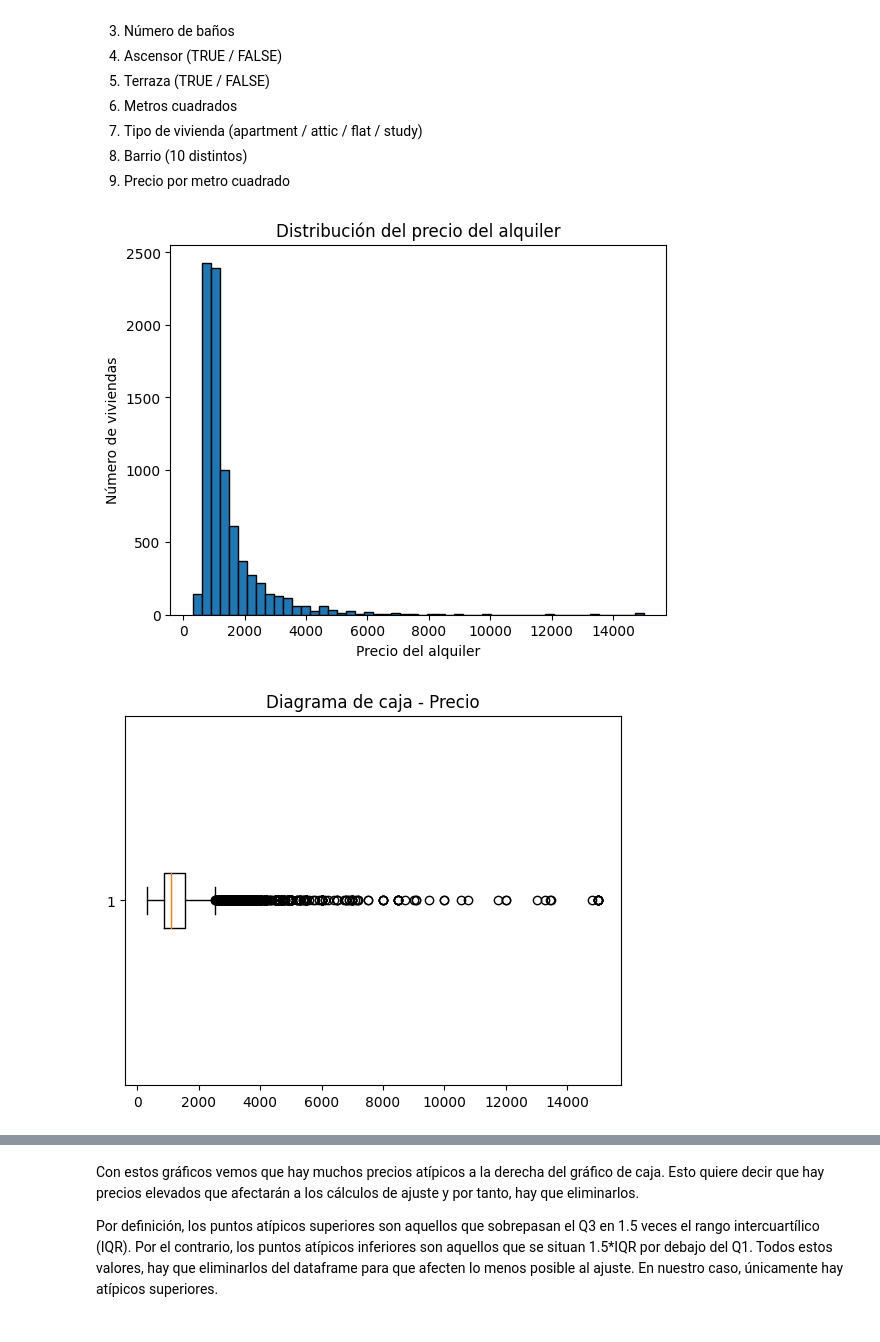
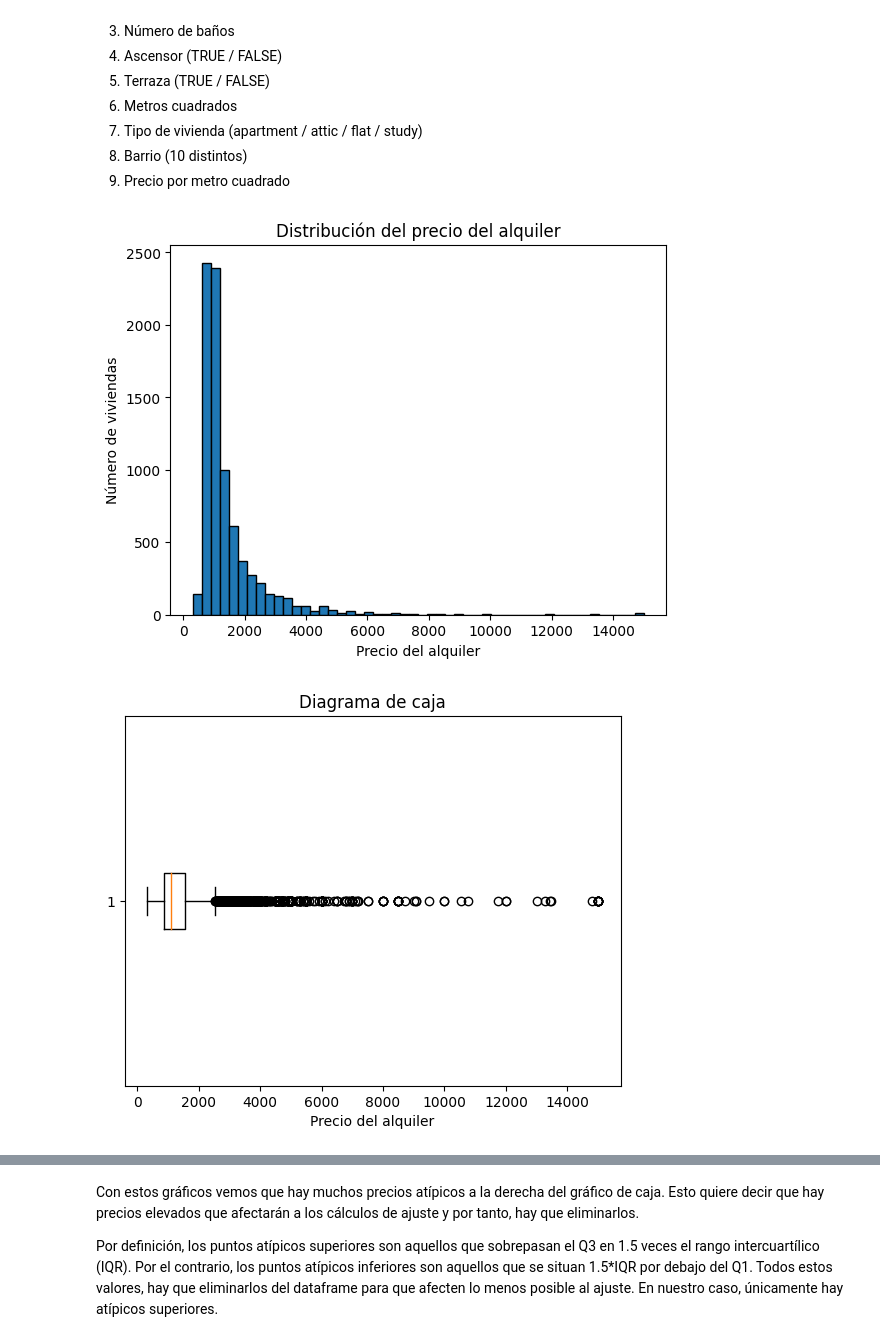
Before and after one commit to carlosarreguib/PROYECTO_1, a Jupyter notebook: Proyecto_1.ipynb, the cells around one changed output, grey strips where cells are left out. Saved outputs shown, nothing was run; the diff lists cells and outputs as text; code cells hidden in the pictures.

```diff
--- a/Proyecto_1.ipynb
+++ b/Proyecto_1.ipynb
@@ -38,18 +43,20 @@ Viendo la tabla, vemos que hay 9 columnas que contienen la siguiente informació
 # %%
 # Representamos la distribución del precio del alquiler para ver qué valores son más comunes
 plt.hist(df['price'], bins=50, edgecolor='black')
 plt.title('Distribución del precio del alquiler')
 plt.xlabel('Precio del alquiler')
 plt.ylabel('Número de viviendas')
 plt.show()
 
 plt.boxplot(df['price'], vert=False)
-plt.title('Diagrama de caja - Precio')
+plt.title('Diagrama de caja')
+plt.xlabel('Precio del alquiler')
 plt.show()
 
 plt.boxplot(df['square_meters_price'], vert=False)
-plt.title('Diagrama de caja - Precio por metro cuadrado')
+plt.title('Diagrama de caja')
+plt.xlabel('Precio del metro cuadrado')
 plt.show()
 # %% [output]
 [figure]
-[figure, old version]
+[figure, new version]
```
Also changed, not shown: parts of 6 cells of this notebook.
